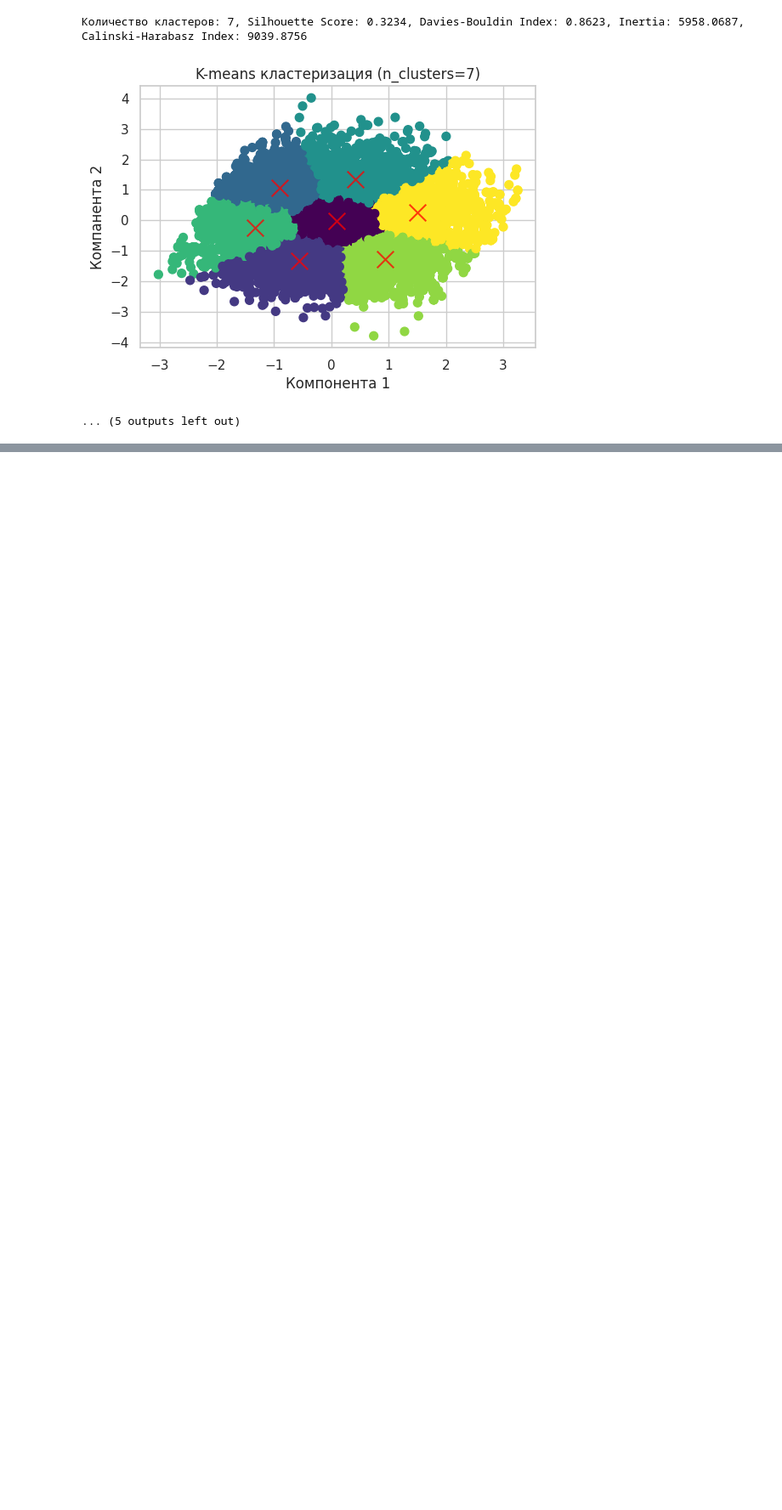
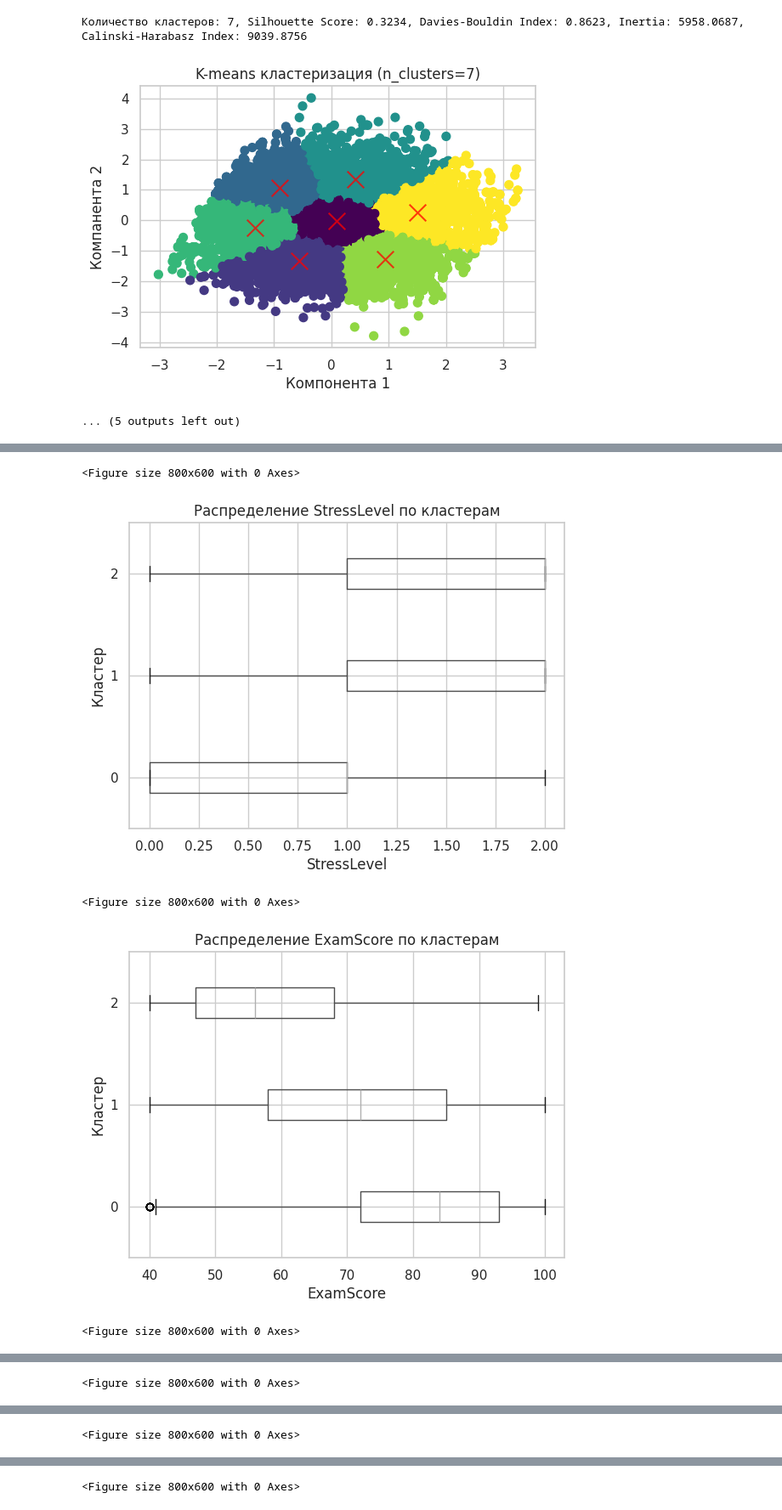
Before and after one commit to Donets-Yuliya/DataScience, a Jupyter notebook: HomeWork6/HomeWork6.ipynb, the cells around one changed output, grey strips where cells are left out. Shown at 85% size. Cells and saved outputs as stored; diff of their text form; code cells hidden in the pictures; blank space fills up the shorter version.

```diff
--- a/HomeWork6/HomeWork6.ipynb
+++ b/HomeWork6/HomeWork6.ipynb
@@ -107,0 +144,20 @@ None
+# %%
+import matplotlib.pyplot as plt
+import pandas as pd
+import numpy as np
+
+def visualize_columns():
+
+  mask = X['Cluster'] != -1
+
+  # Перебираем каждый числовой столбец и создаем для него ящик с усами
+  for index, column in enumerate(X.select_dtypes(include=[np.number]).columns):
+    if column != 'Cluster':
+      # Создаем boxplot по каждому кластеру
+      plt.figure(figsize=(8, 6))
+      X[mask].boxplot(column=column, by='Cluster', vert=False)  # vert=False для горизонтального отображения
+      plt.title(f'Распределение {column} по кластерам')
+      plt.xlabel(column)
+      plt.ylabel('Кластер')
+      plt.suptitle('')  # Убираем стандартный заголовок "Boxplot grouped by cluster"
+      plt.show()
@@ -380,0 +439,8 @@ Cluster
+# %%
+visualize_columns()
+# %% [output]
+<Figure size 800x600 with 0 Axes>
+[figure, added]
+<Figure size 800x600 with 0 Axes>
+[figure, added]
+<Figure size 800x600 with 0 Axes>
@@ -380,0 +448 @@ Cluster
+<Figure size 800x600 with 0 Axes>
@@ -380,0 +450 @@ Cluster
+<Figure size 800x600 with 0 Axes>
@@ -380,0 +452 @@ Cluster
+<Figure size 800x600 with 0 Axes>
```
Also changed, not shown: parts of 28 cells of this notebook.
